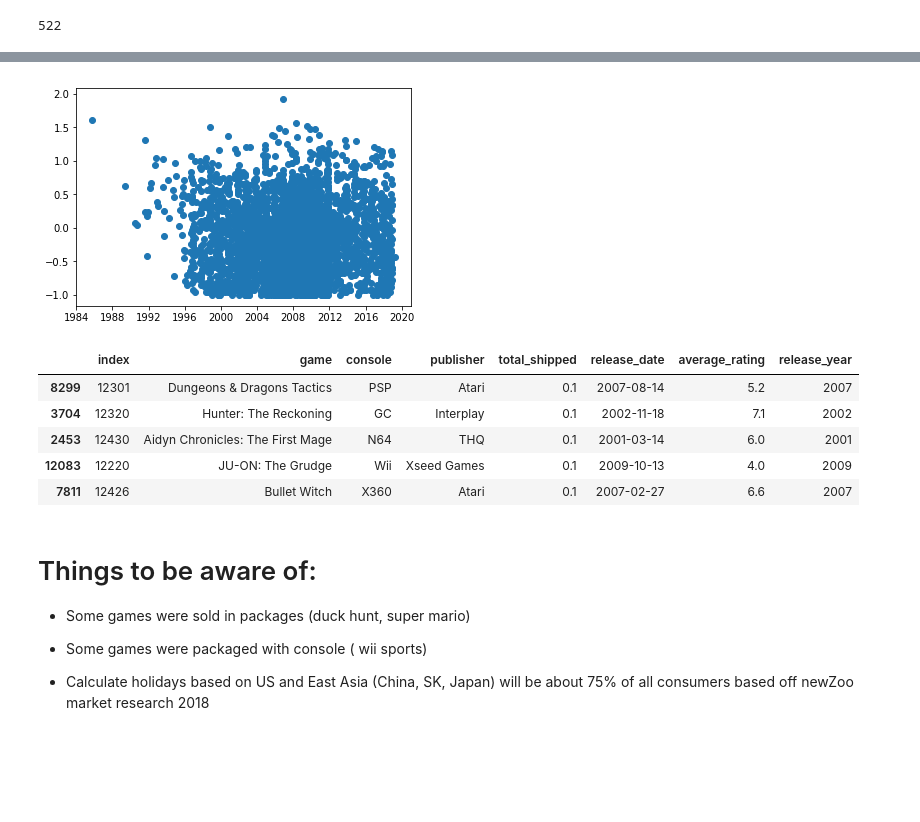
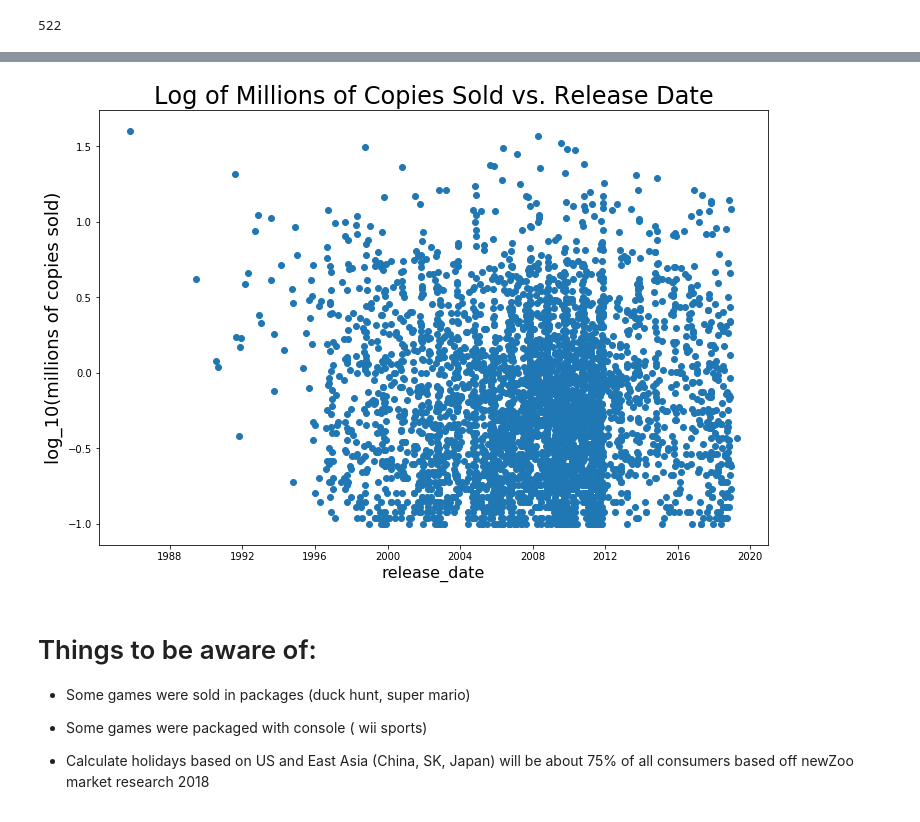
Before and after one commit to jeremyrchow/video_game_sales_data, a Jupyter notebook: exploratory_data_analysis_notebook.ipynb, the cells around one changed output, grey strips where cells are left out. Saved outputs shown, nothing was run; the diff lists cells and outputs as text; code cells hidden in the pictures; blank space fills up the shorter version.

```diff
--- a/exploratory_data_analysis_notebook.ipynb
+++ b/exploratory_data_analysis_notebook.ipynb
@@ -117,22 +99,18 @@ df.sort_values(by = ['average_rating'],ascending = False).shape[0]
 df.drop(columns = ['vgchart_score','critic_score','user_score',\
                    'na_sales','pal_sales','japan_sales','other_sales',\
                    'developer'], inplace = True)
-# %%
-
-myplot = plt.scatter(df['release_date'],df['total_shipped'].apply(np.log10),)
-# %% [output]
-[figure, removed]
+# %%
+# A log transformation helps normalize the data
+
+plt.figure(figsize=(12,8))
+myplot = plt.scatter(df['release_date'],df['total_shipped'].apply(np.log10))
+plt.title('Log of Millions of Copies Sold vs. Release Date', fontsize = 24)
+plt.ylabel('log_10(millions of copies sold)', fontsize=18);
+plt.xlabel('release_date', fontsize=16);
+# %% [output]
+[figure, added]
 # %%
 df['release_year'] = df['release_date'].apply(lambda element: element.year)
-# %%
-df.head()
-# %% [output]
-|  | index | game | console | publisher | total_shipped | release_date | average_rating | release_year |
-| 8299 | 12301 | Dungeons & Dragons Tactics | PSP | Atari | 0.1 | 2007-08-14 | 5.2 | 2007 |
-| 3704 | 12320 | Hunter: The Reckoning | GC | Interplay | 0.1 | 2002-11-18 | 7.1 | 2002 |
-| 2453 | 12430 | Aidyn Chronicles: The First Mage | N64 | THQ | 0.1 | 2001-03-14 | 6.0 | 2001 |
-| 12083 | 12220 | JU-ON: The Grudge | Wii | Xseed Games | 0.1 | 2009-10-13 | 4.0 | 2009 |
-| 7811 | 12426 | Bullet Witch | X360 | Atari | 0.1 | 2007-02-27 | 6.6 | 2007 |
 # %% [markdown]
 # Things to be aware of:
 
```
Also changed, not shown: parts of 50 cells of this notebook.
